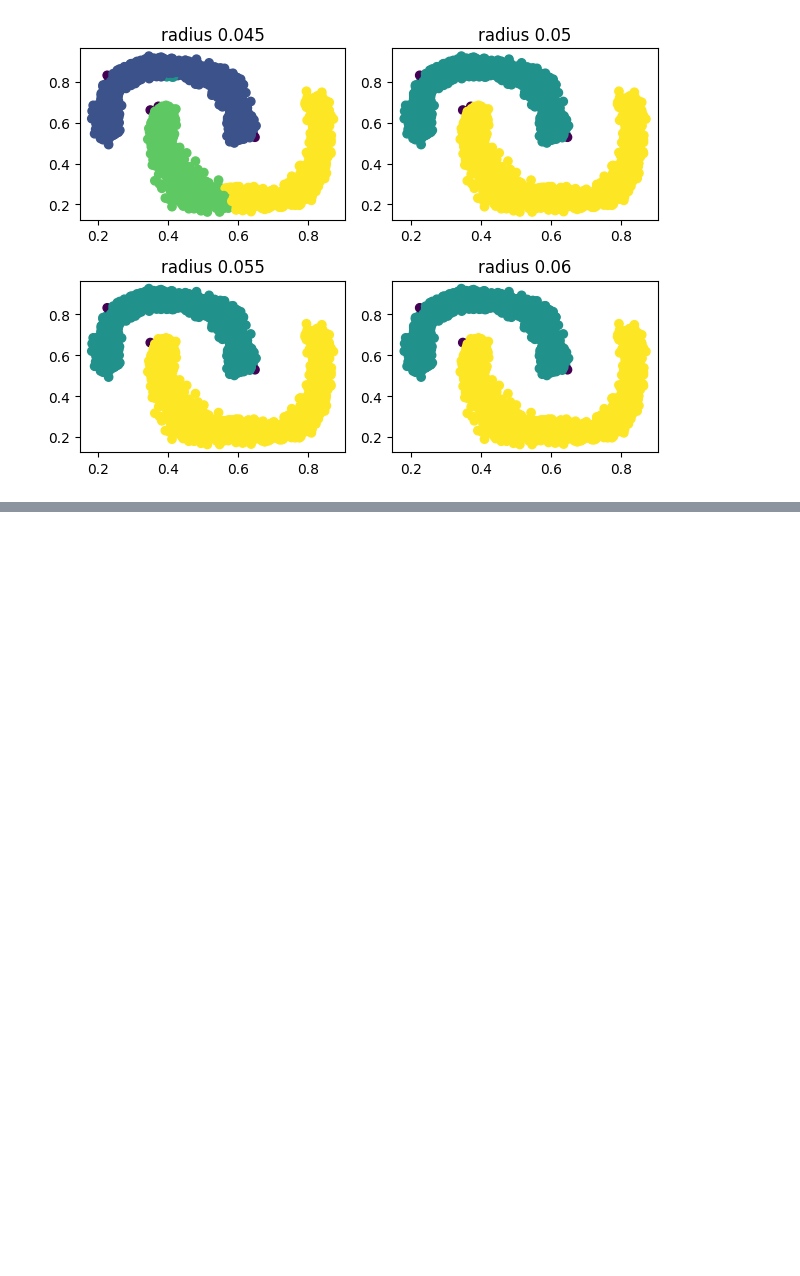
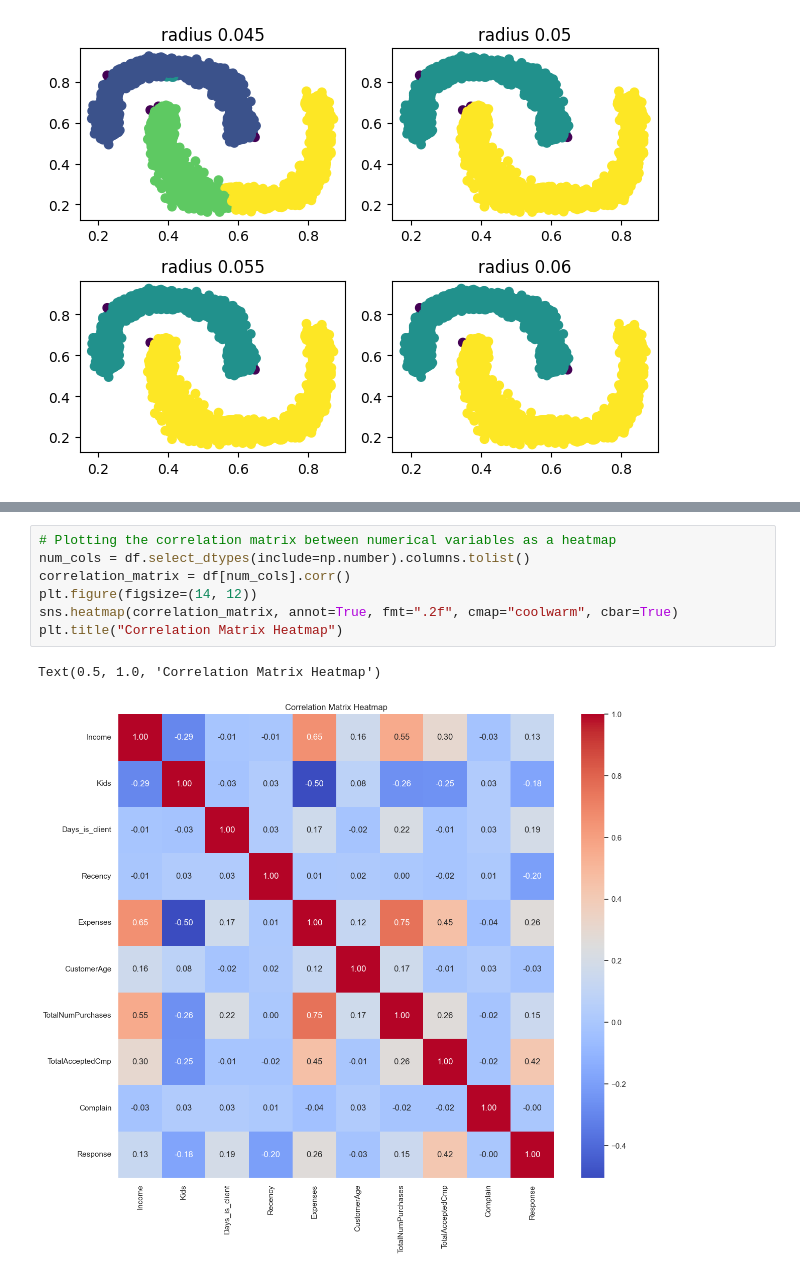
Before and after one commit to mtorella/ClusterAnalysisForBusiness_gp, a Jupyter notebook: main.ipynb, the cells around one changed output, grey strips where cells are left out. Drawn from its saved outputs; the diff is of its cells as text; blank space fills up the shorter version.

```diff
--- a/main.ipynb
+++ b/main.ipynb
@@ -355,0 +443,10 @@ plt.show()
+# %%
+# Plotting the correlation matrix between numerical variables as a heatmap
+num_cols = df.select_dtypes(include=np.number).columns.tolist()
+correlation_matrix = df[num_cols].corr()
+plt.figure(figsize=(14, 12))
+sns.heatmap(correlation_matrix, annot=True, fmt=".2f", cmap="coolwarm", cbar=True)
+plt.title("Correlation Matrix Heatmap")
+# %% [output]
+Text(0.5, 1.0, 'Correlation Matrix Heatmap')
+[figure, added]
```
Also changed, not shown: parts of 31 cells of this notebook.
